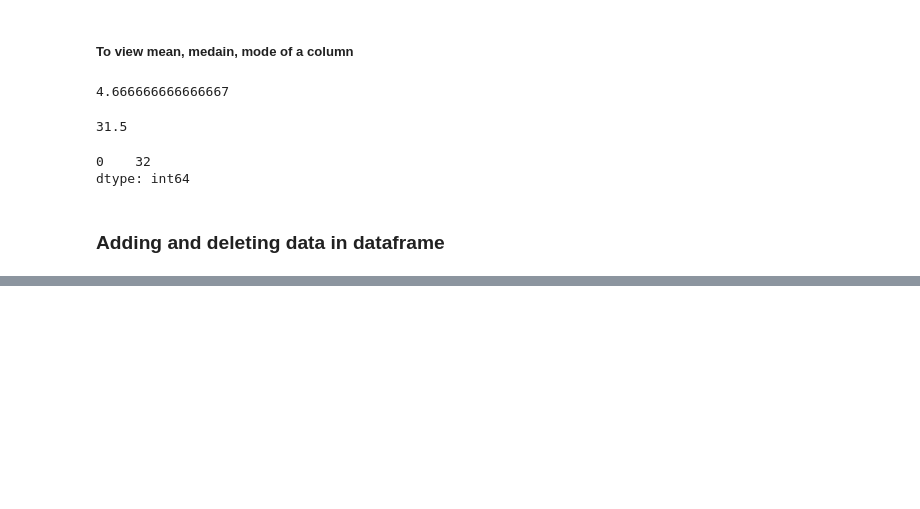
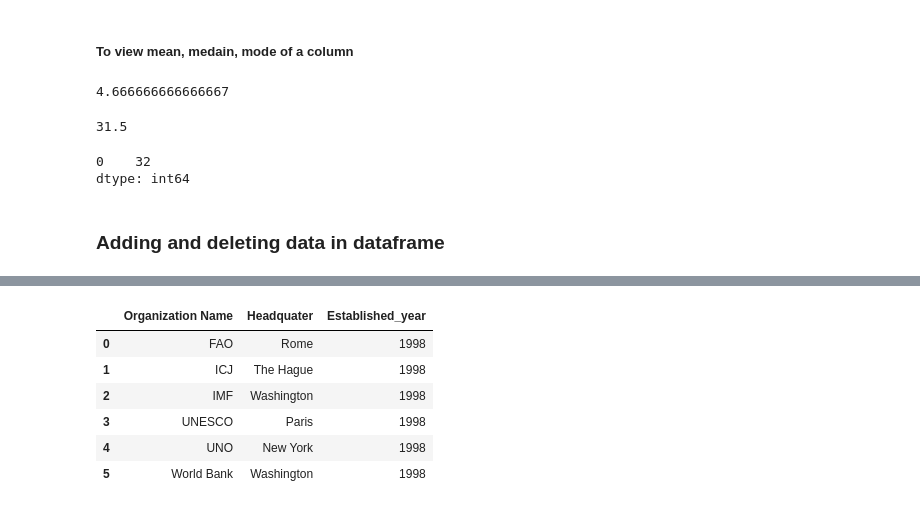
Before and after one commit to Sureshkrishh/Datascience-notes, a Jupyter notebook: 1. Python/010. Pandas.ipynb, the cells around one changed output, grey strips where cells are left out. Saved outputs shown, nothing was run; the diff lists cells and outputs as text; code cells hidden in the pictures; blank space fills up the shorter version.

```diff
--- a/1. Python/010. Pandas.ipynb
+++ b/1. Python/010. Pandas.ipynb
@@ -372,0 +379,3 @@ dtype: int64
+# %%
+int_org = pd.read_csv('international_org.csv')
+int_org
@@ -372,0 +390,13 @@ dtype: int64
+# %%
+# adding a new column 'Established_year' and assigning default year
+
+int_org['Established_year'] = 1998
+int_org
+# %% [output]
+|  | Organization Name | Headquater | Established_year |
+| 0 | FAO | Rome | 1998 |
+| 1 | ICJ | The Hague | 1998 |
+| 2 | IMF | Washington | 1998 |
+| 3 | UNESCO | Paris | 1998 |
+| 4 | UNO | New York | 1998 |
+| 5 | World Bank | Washington | 1998 |
```
Also changed, not shown: parts of 8 cells of this notebook, 2 other files.
